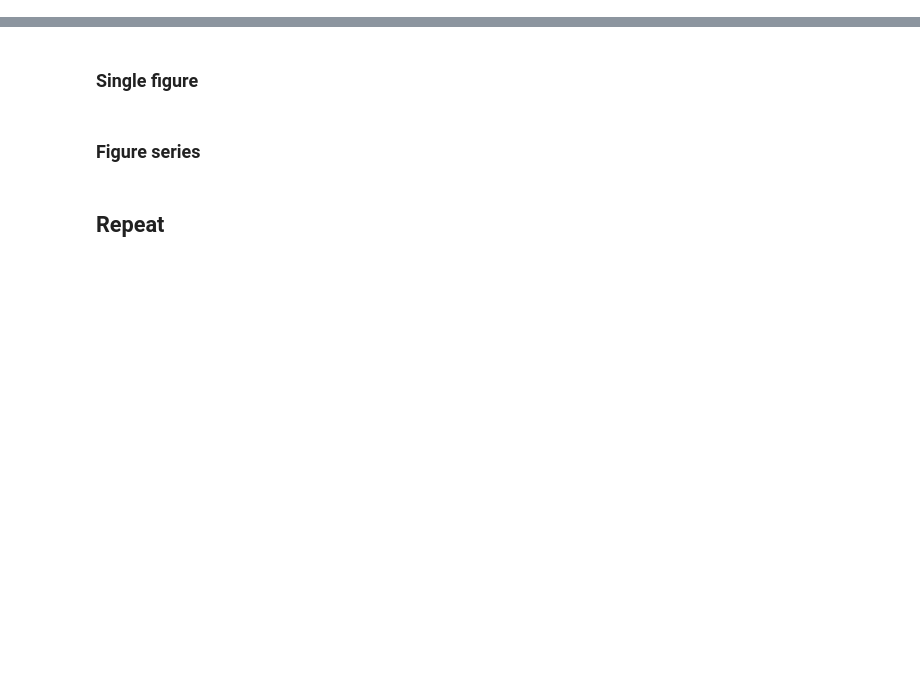
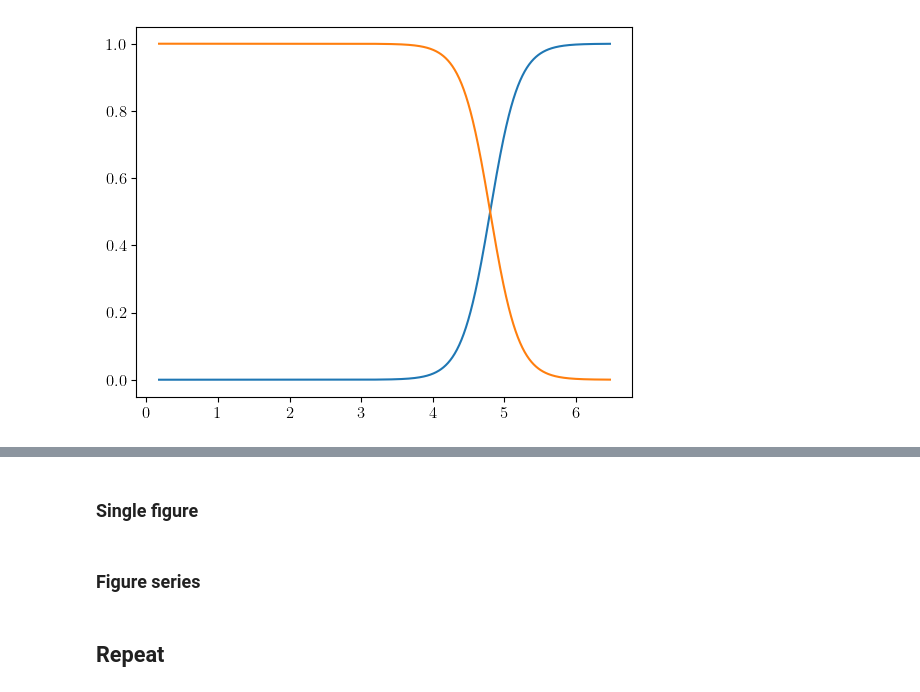
Before and after one commit to eliotfinch/pqcd, a Jupyter notebook: notebooks/generate_eos.ipynb, the cells around one changed output, grey strips where cells are left out. Drawn from its saved outputs; the diff is of its cells as text; code cells hidden in the pictures; blank space fills up the shorter version.

```diff
--- a/notebooks/generate_eos.ipynb
+++ b/notebooks/generate_eos.ipynb
@@ -360,12 +479,14 @@ def sigmoid(x, x0, k):
     return 1 / (1 + np.exp(-k*(x-x0)))
 # %%
 nT = 30*nsat
-k = 10
+k = 5
 
 fig, ax = plt.subplots()
 
-ax.plot(n_array, sigmoid(n_array, nT, k), label='Transition function')
-_ = ax.plot(n_array, 1-sigmoid(n_array, nT, k), label='Transition function')
+ax.plot(n_array, sigmoid(n_array, nT, k))
+_ = ax.plot(n_array, 1-sigmoid(n_array, nT, k))
+# %% [output]
+[figure, added]
 # %%
 cs2_min_array = cs2_L_min + sigmoid(n_array, nT, k)*(cs2_H_min - cs2_L_min)
 cs2_max_array = cs2_H_max + (1-sigmoid(n_array, nT, k))*(cs2_L_max - cs2_H_max)
```
Also changed, not shown: parts of 35 cells of this notebook.
